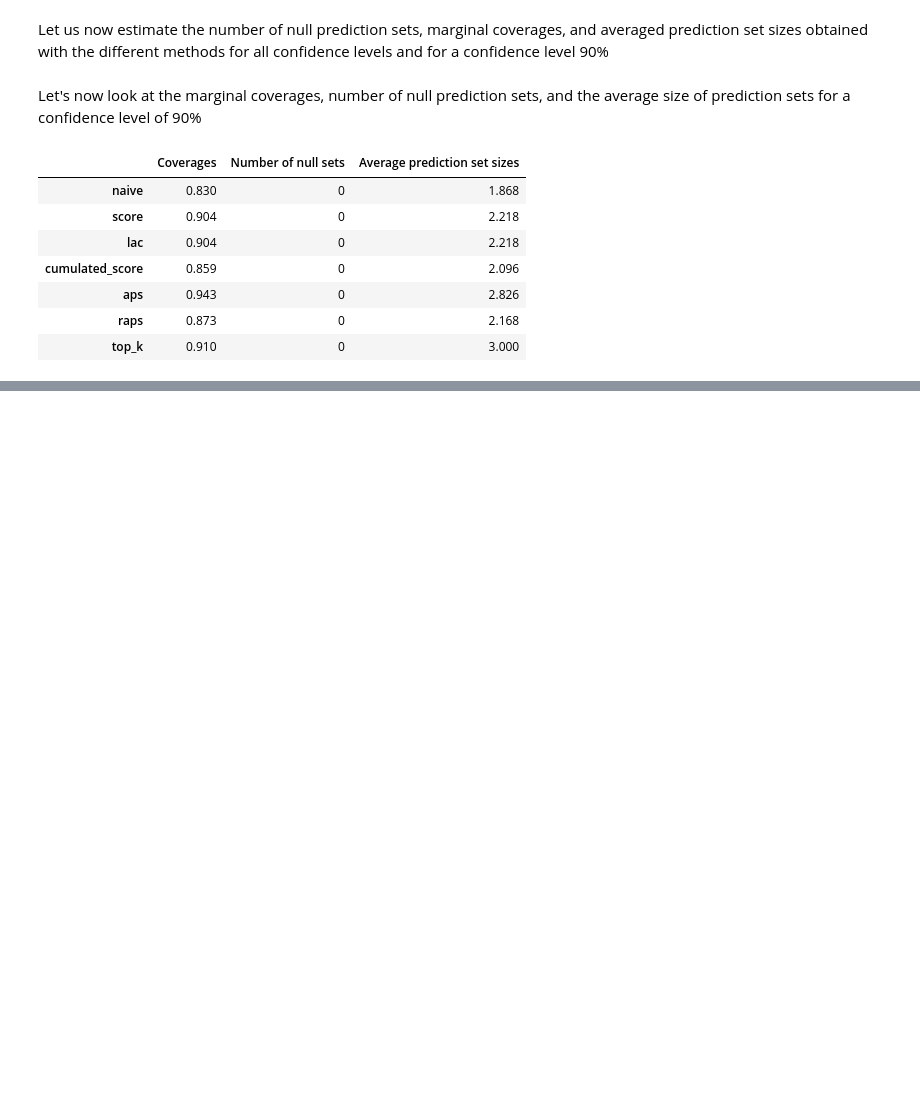
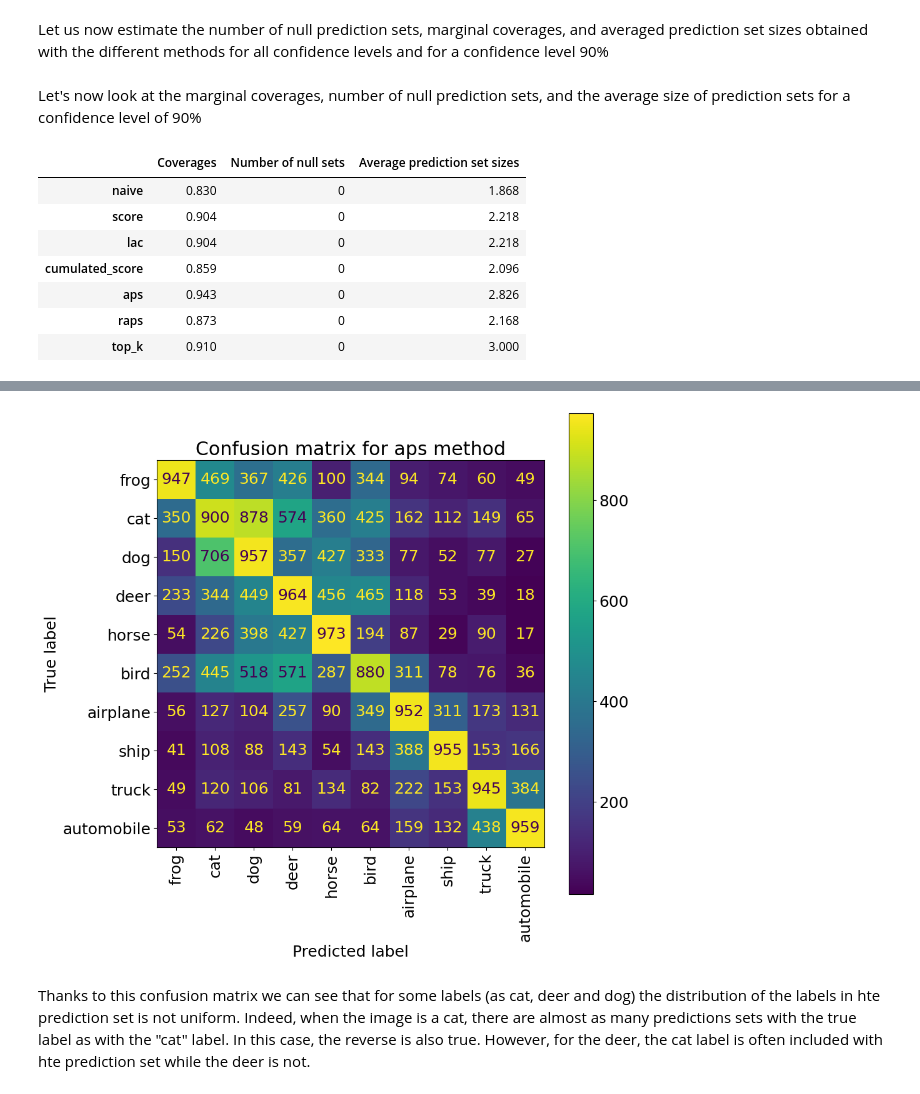
Before and after one commit to mohliyet/conformal_prediction, a Jupyter notebook: mapie_example.ipynb, the cells around one changed output, grey strips where cells are left out. Drawn from its saved outputs; the diff is of its cells as text; code cells hidden in the pictures; blank space fills up the shorter version.

```diff
--- a/mapie_example.ipynb
+++ b/mapie_example.ipynb
@@ -510,0 +821,39 @@ summary_df
+# %%
+def plot_confusion_matrix(method: str, y_ps: Dict[str, np.ndarray], label_names: List) -> None:
+    """
+    Plot the confusion matrix for a specific method.
+
+    Parameters
+    ----------
+    method: str
+        Name of the method to plot.
+
+    y_ps: Dict[str, np.ndarray]
+        Prediction sets for each of the fitted method
+
+    label_names: List
+        Name of the labels
+    """
+
+    y_method = y_ps[method]
+    cm = create_confusion_matrix(y_method, y_test)
+    ordered_labels = ["frog", "cat", "dog", "deer", "horse", "bird", "airplane", "ship", "truck", "automobile"]
+    cm = reorder_labels(ordered_labels, label_names, cm)
+    disp = ConfusionMatrixDisplay(confusion_matrix=cm, display_labels=ordered_labels)
+    _, ax = plt.subplots(figsize=(10, 10))
+    disp.plot(
+        include_values=True,
+        cmap="viridis",
+        ax=ax,
+        xticks_rotation="vertical",
+        values_format='.0f',
+        colorbar=True,
+    )
+
+    ax.set_title(f'Confusion matrix for {method} method')
+# %%
+plot_confusion_matrix("aps", y_ps_90, label_names)
+# %% [output]
+[figure, added]
+# %% [markdown]
+Thanks to this confusion matrix we can see that for some labels (as cat, deer and dog) the distribution of the labels in hte prediction set is not uniform. Indeed, when the image is a cat, there are almost as many predictions sets with the true label as with the "cat" label. In this case, the reverse is also true. However, for the deer, the cat label is often included with hte prediction set while the deer is not.
```
Also changed, not shown: parts of 16 cells of this notebook.
